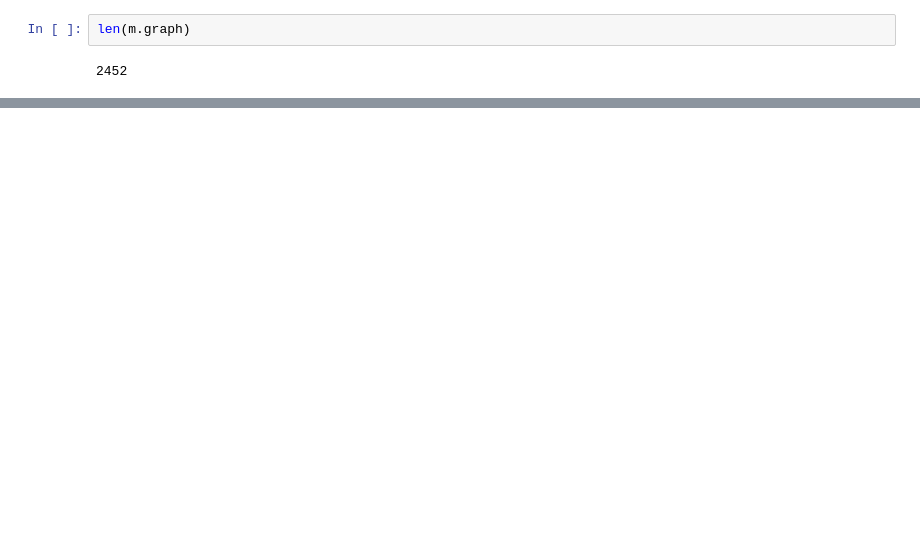
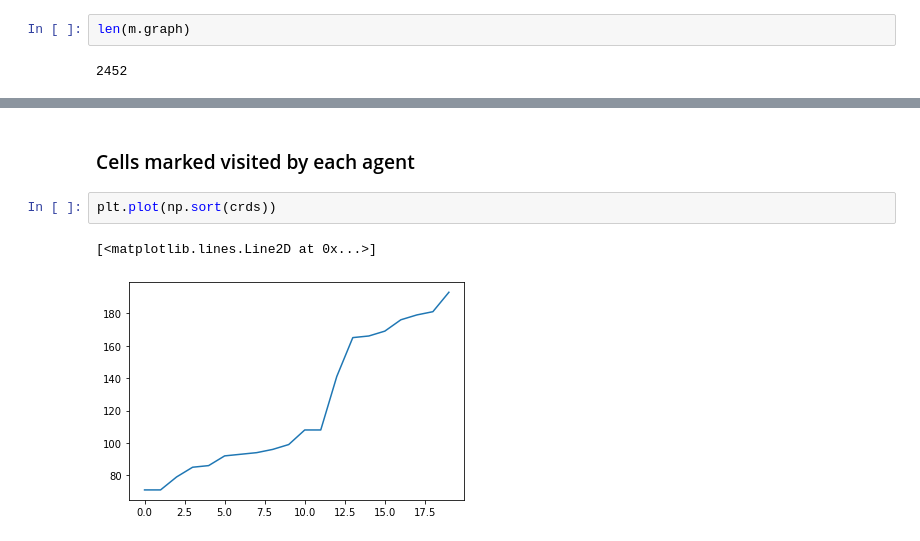
Before and after one commit to alokmalik/maf, a Jupyter notebook: run_macpp.ipynb, the cells around one changed output, grey strips where cells are left out. Drawn from its saved outputs; the diff is of its cells as text; blank space fills up the shorter version.

```diff
--- a/run_macpp.ipynb
+++ b/run_macpp.ipynb
@@ -69,2 +74,9 @@ len(m.graph)
+# %% [markdown]
+### Cells marked visited by each agent
+# %%
+plt.plot(np.sort(crds))
+# %% [output]
+[<matplotlib.lines.Line2D at 0x...>]
+[figure, added]
 # %%
 plt.figure(figsize=(25,25))
```
Also changed, not shown: parts of 10 cells of this notebook, 1 other file.
